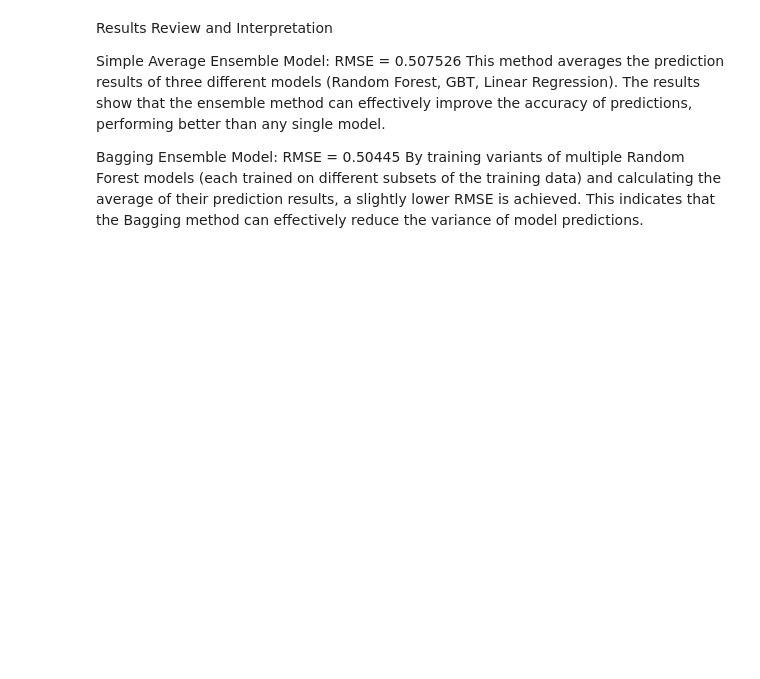
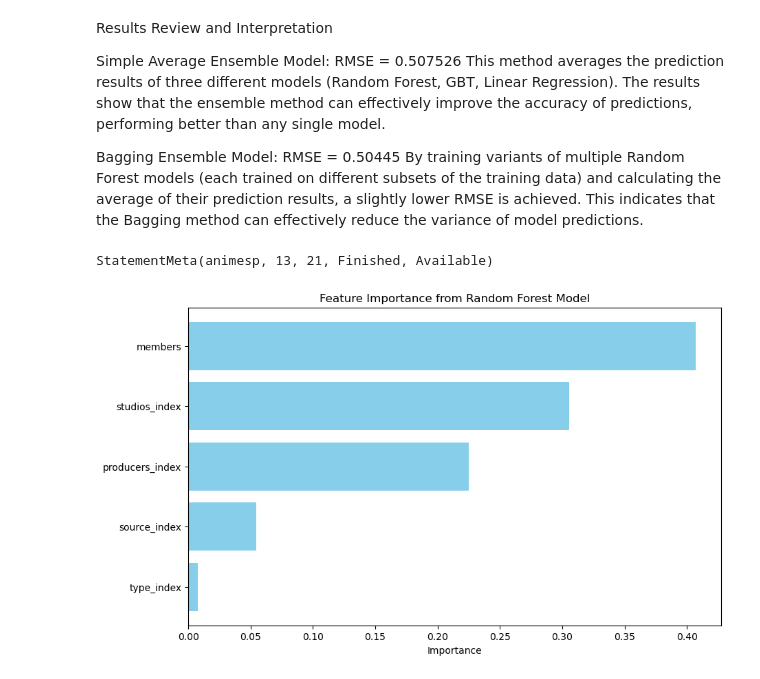
Before and after one commit to ZmRyan/animeproject, a Jupyter notebook: Code/Synapse/analytics and ML.ipynb, the cells around one changed output. Drawn from its saved outputs; the diff is of its cells as text; code cells hidden in the pictures; blank space fills up the shorter version.

```diff
--- a/Code/Synapse/analytics and ML.ipynb
+++ b/Code/Synapse/analytics and ML.ipynb
@@ -531,3 +531,34 @@ This method averages the prediction results of three different models (Random Fo
 Bagging Ensemble Model:
 RMSE = 0.50445
 By training variants of multiple Random Forest models (each trained on different subsets of the training data) and calculating the average of their prediction results, a slightly lower RMSE is achieved. This indicates that the Bagging method can effectively reduce the variance of model predictions.
+# %%
+
+from pyspark.sql.functions import col
+import matplotlib.pyplot as plt
+import pandas as pd
+
+
+feature_importances = rf_model.featureImportances.toArray()
+
+
+feature_names = [col + "_index" for col in ['producers', 'studios', 'type', 'source']] + ['members']
+
+# Create a DataFrame
+importance_df = pd.DataFrame({
+    'Feature': feature_names,
+    'Importance': feature_importances
+})
+
+# sort
+importance_df = importance_df.sort_values(by="Importance", ascending=False)
+
+# feature
+plt.figure(figsize=(10, 6))
+plt.barh(importance_df['Feature'], importance_df['Importance'], color='skyblue')
+plt.xlabel('Importance')
+plt.title('Feature Importance from Random Forest Model')
+plt.gca().invert_yaxis()
+plt.show()
+# %% [output]
+StatementMeta(animesp, 13, 21, Finished, Available)
+[figure, added]
```
Also changed, not shown: parts of 21 cells of this notebook.
